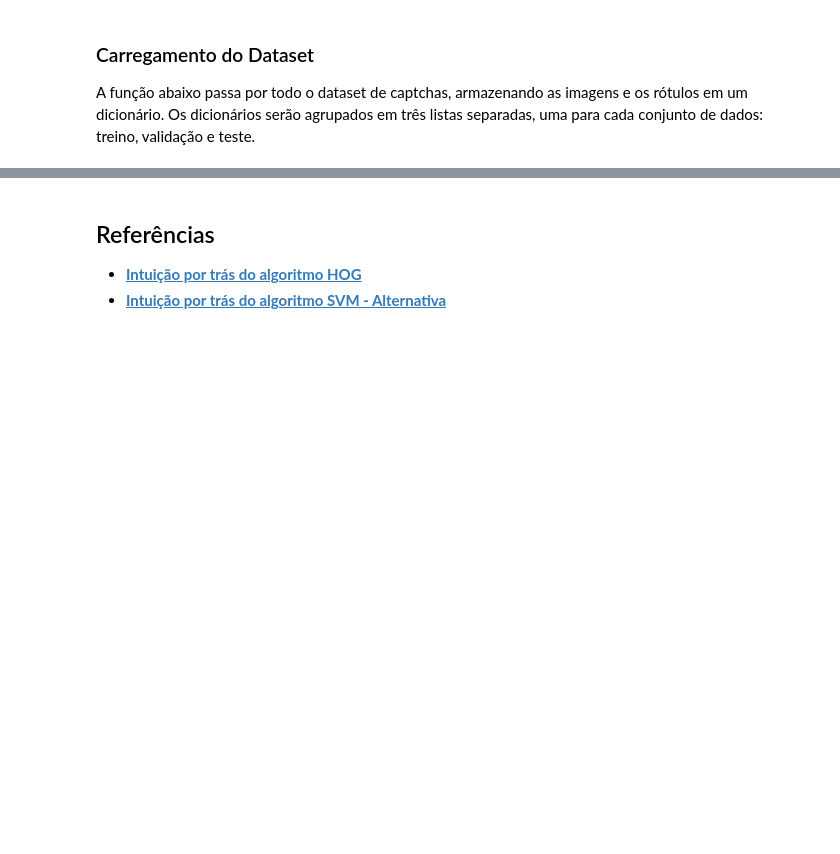
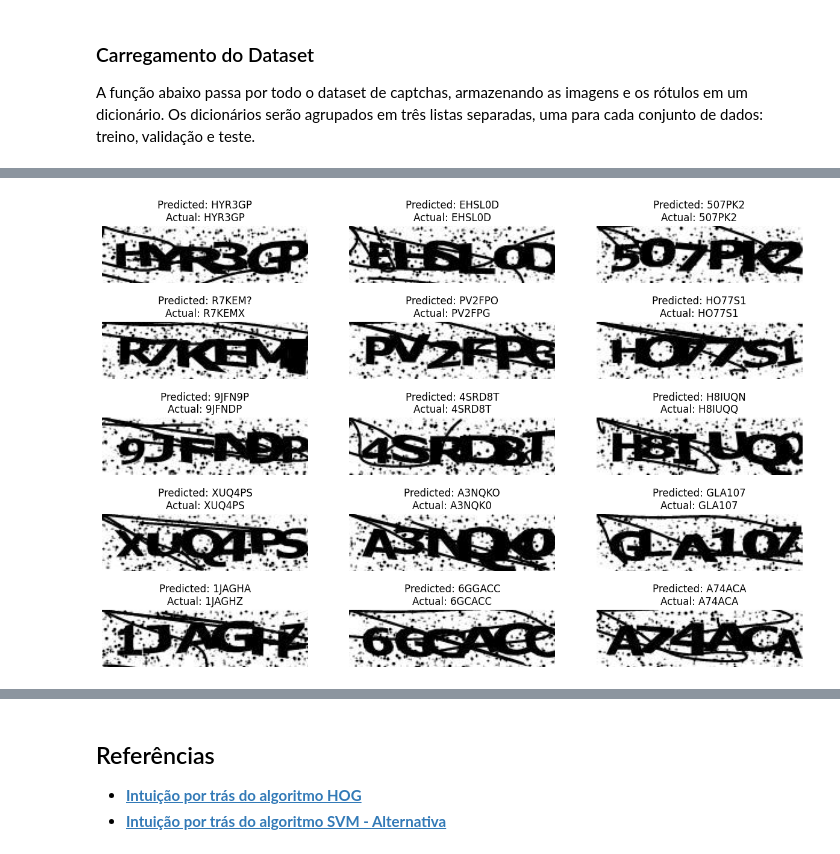
Before and after one commit to pedro-de-oliveira-guedes/captcha-recognition, a Jupyter notebook: captcha-recognition.ipynb, the cells around one changed output, grey strips where cells are left out. Cells and saved outputs as stored; diff of their text form; code cells hidden in the pictures; blank space fills up the shorter version.

```diff
--- a/captcha-recognition.ipynb
+++ b/captcha-recognition.ipynb
@@ -119,0 +190,10 @@ def load_captchas_dataset() -> dict:
+# %%
+def remove_captchas_with_over_6_characters(captchas: dict) -> dict:
+    return {
+        set_type: [captcha for captcha in captchas[set_type] if len(captcha["label"]) == 6] for set_type in SET_TYPES
+    }
+
+captchas = remove_captchas_with_over_6_characters(captchas)
+
+dataset_analysis = analyze_captchas_dataset(captchas)
+dataset_analysis
@@ -119,0 +269,4 @@ def load_captchas_dataset() -> dict:
+# %%
+def convert_int_vectors_to_captchas_labels(int_vectors: np.ndarray) -> str:
+    pred_vector = np.array([np.argmax(output, axis=-1) for output in int_vectors]).T
+    return "".join(int_to_char[i] for i in pred_vector[0])
@@ -119,0 +450,25 @@ def load_captchas_dataset() -> dict:
+# %%
+def show_predictions(model: Model, captchas: dict, rows_amount: int = 5):
+    _, axs = plt.subplots(
+        nrows=rows_amount,
+        ncols=3,
+        figsize=(15, 10),
+        squeeze=False,
+    )
+
+    for row in range(rows_amount):
+        for col in range(3):
+            captcha = captchas[VALIDATION][row * 3 + col]
+            prediction = model.predict(np.array([captcha["image"]]))
+
+            predicted_label = convert_int_vectors_to_captchas_labels(np.array(prediction))
+
+            axs[row, col].imshow(captcha["image"], cmap="gray")
+            axs[row, col].set_title(f"Predicted: {predicted_label}\nActual: {captcha['label']}")
+            axs[row, col].axis("off")
+
+    plt.show()
+
+
+show_predictions(model, captchas)
+# %% [output]
@@ -119,0 +490 @@ def load_captchas_dataset() -> dict:
+[figure, added]
```
Also changed, not shown: parts of 21 cells of this notebook.
